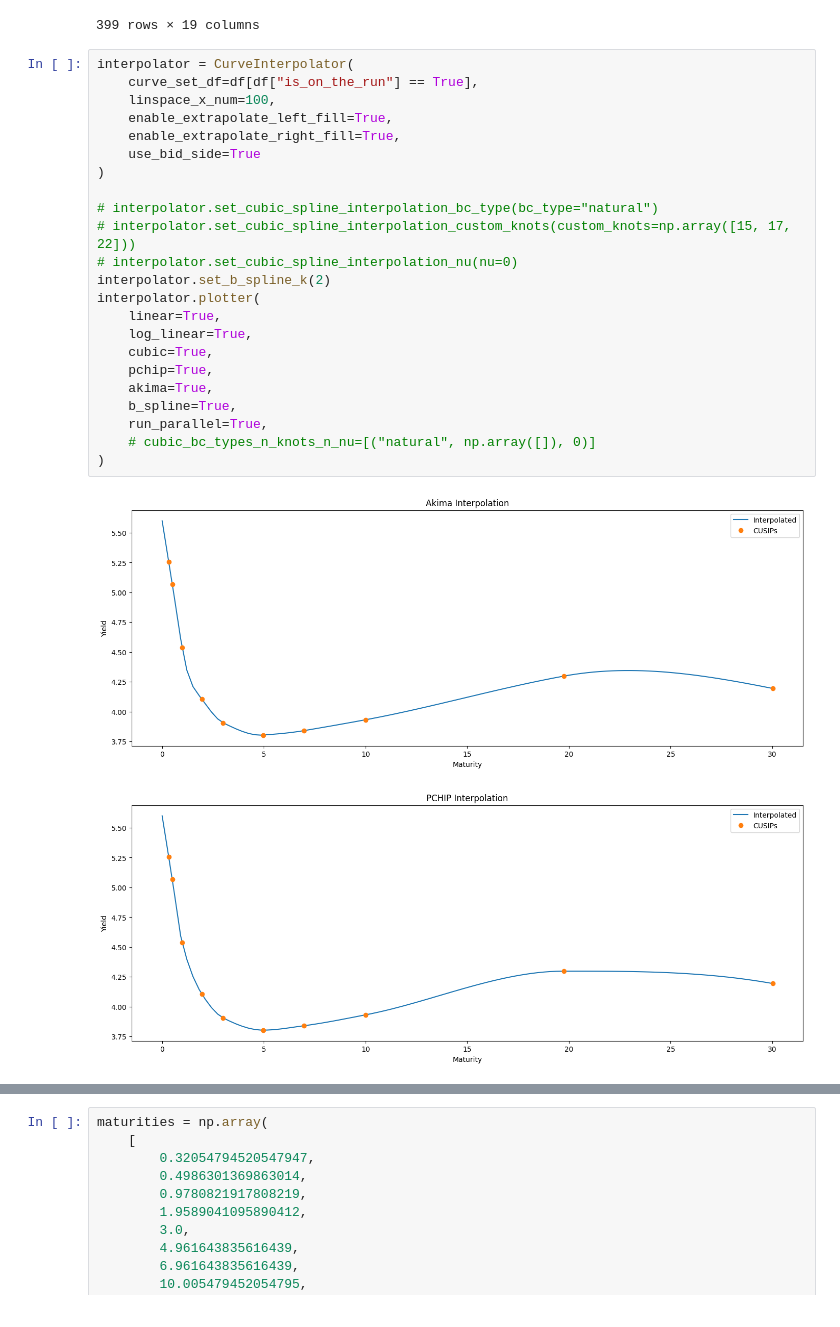
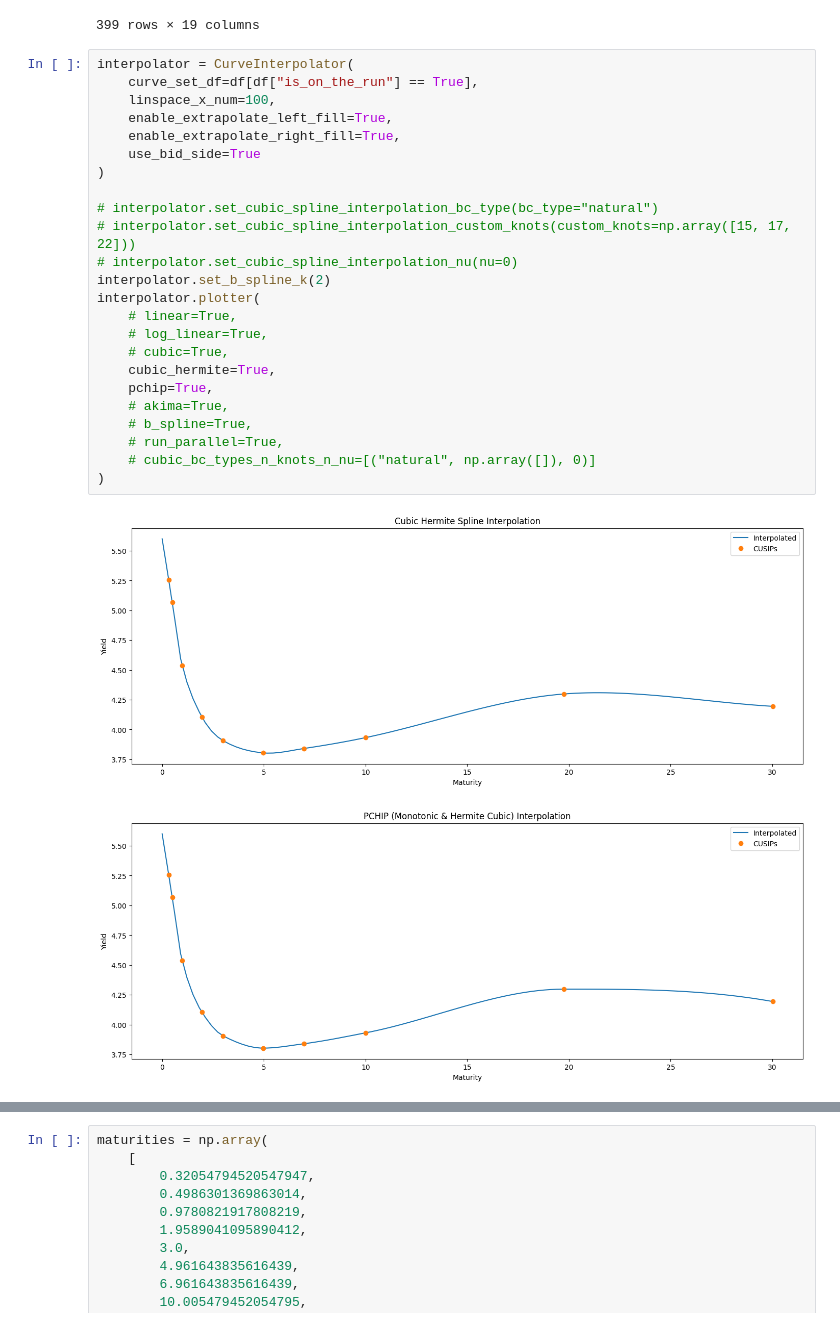
Before and after one commit to cleeclee123/Curvy-CUSIPs, a Jupyter notebook: server/temp.ipynb, the cells around one changed output, grey strips where cells are left out. Saved outputs shown, nothing was run; the diff lists cells and outputs as text.

Commit message:
add cubic hermite

```diff
--- a/server/temp.ipynb
+++ b/server/temp.ipynb
@@ -95,26 +95,27 @@ df
 # %%
 interpolator = CurveInterpolator(
     curve_set_df=df[df["is_on_the_run"] == True],
     linspace_x_num=100,
     enable_extrapolate_left_fill=True,
     enable_extrapolate_right_fill=True,
     use_bid_side=True
 )
 
 # interpolator.set_cubic_spline_interpolation_bc_type(bc_type="natural")
 # interpolator.set_cubic_spline_interpolation_custom_knots(custom_knots=np.array([15, 17, 22]))
 # interpolator.set_cubic_spline_interpolation_nu(nu=0)
 interpolator.set_b_spline_k(2)
 interpolator.plotter(
-    linear=True,
-    log_linear=True,
-    cubic=True,
+    # linear=True,
+    # log_linear=True,
+    # cubic=True,
+    cubic_hermite=True,
     pchip=True,
-    akima=True,
-    b_spline=True,
-    run_parallel=True,
+    # akima=True,
+    # b_spline=True,
+    # run_parallel=True,
     # cubic_bc_types_n_knots_n_nu=[("natural", np.array([]), 0)]
 )
 # %% [output]
-[figure, old version]
+[figure, new version]
-[figure, old version]
+[figure, new version]
```
Also changed, not shown: parts of 4 cells of this notebook, 1 other file.
